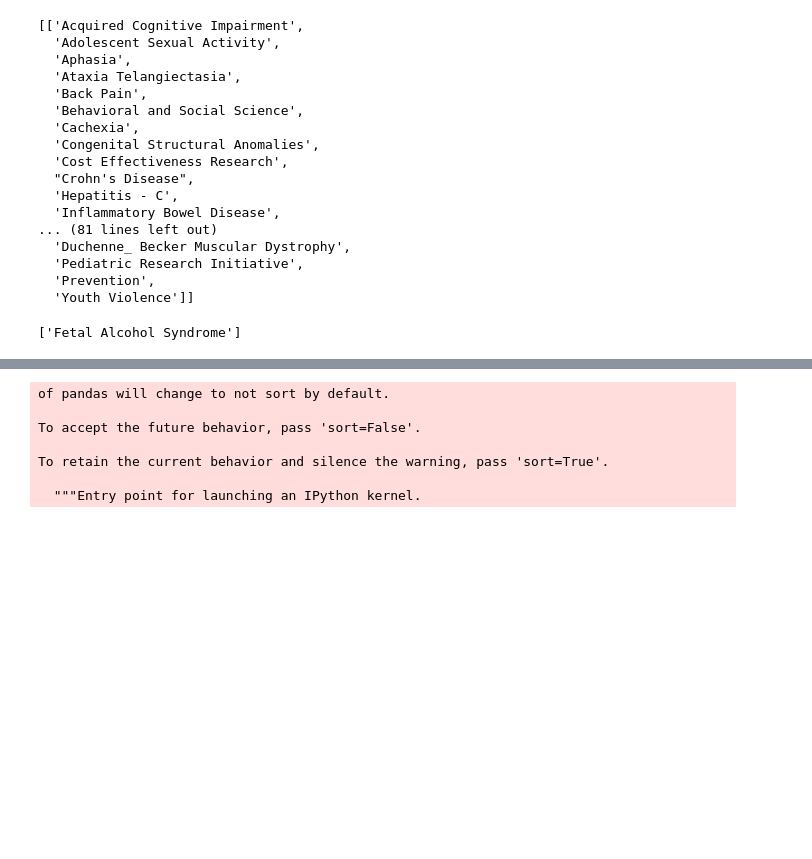
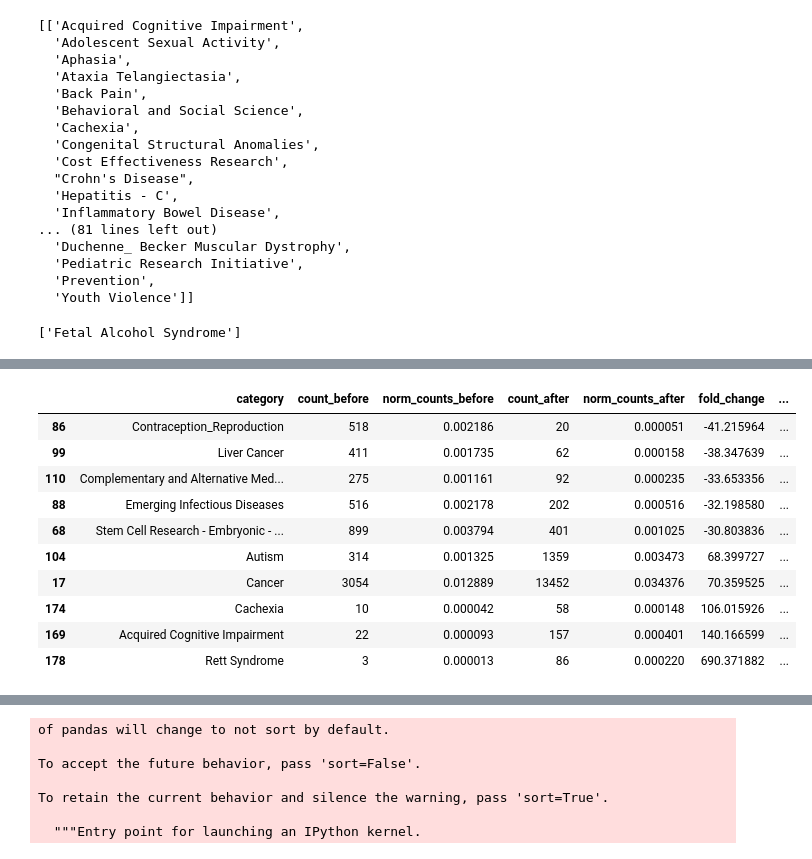
Before and after one commit to raom1/NIH-grants, a Jupyter notebook: funding_topic_analysis_2.ipynb, the cells around one changed output, grey strips where cells are left out. Saved outputs shown, nothing was run; the diff lists cells and outputs as text; code cells hidden in the pictures; blank space fills up the shorter version.

```diff
--- a/funding_topic_analysis_2.ipynb
+++ b/funding_topic_analysis_2.ipynb
@@ -699,0 +712,14 @@ sns.barplot(x = "category", y = "count", hue = "label", data = category_counts_b
+# %%
+top_bottom_10_fc
+# %% [output]
+|  | category | count_before | norm_counts_before | count_after | norm_counts_after | fold_change | ... |
+| 86 | Contraception_Reproduction | 518 | 0.002186 | 20 | 0.000051 | -41.215964 | ... |
+| 99 | Liver Cancer | 411 | 0.001735 | 62 | 0.000158 | -38.347639 | ... |
+| 110 | Complementary and Alternative Med... | 275 | 0.001161 | 92 | 0.000235 | -33.653356 | ... |
+| 88 | Emerging Infectious Diseases | 516 | 0.002178 | 202 | 0.000516 | -32.198580 | ... |
+| 68 | Stem Cell Research - Embryonic - ... | 899 | 0.003794 | 401 | 0.001025 | -30.803836 | ... |
+| 104 | Autism | 314 | 0.001325 | 1359 | 0.003473 | 68.399727 | ... |
+| 17 | Cancer | 3054 | 0.012889 | 13452 | 0.034376 | 70.359525 | ... |
+| 174 | Cachexia | 10 | 0.000042 | 58 | 0.000148 | 106.015926 | ... |
+| 169 | Acquired Cognitive Impairment | 22 | 0.000093 | 157 | 0.000401 | 140.166599 | ... |
+| 178 | Rett Syndrome | 3 | 0.000013 | 86 | 0.000220 | 690.371882 | ... |
```
Also changed, not shown: parts of 17 cells of this notebook.
